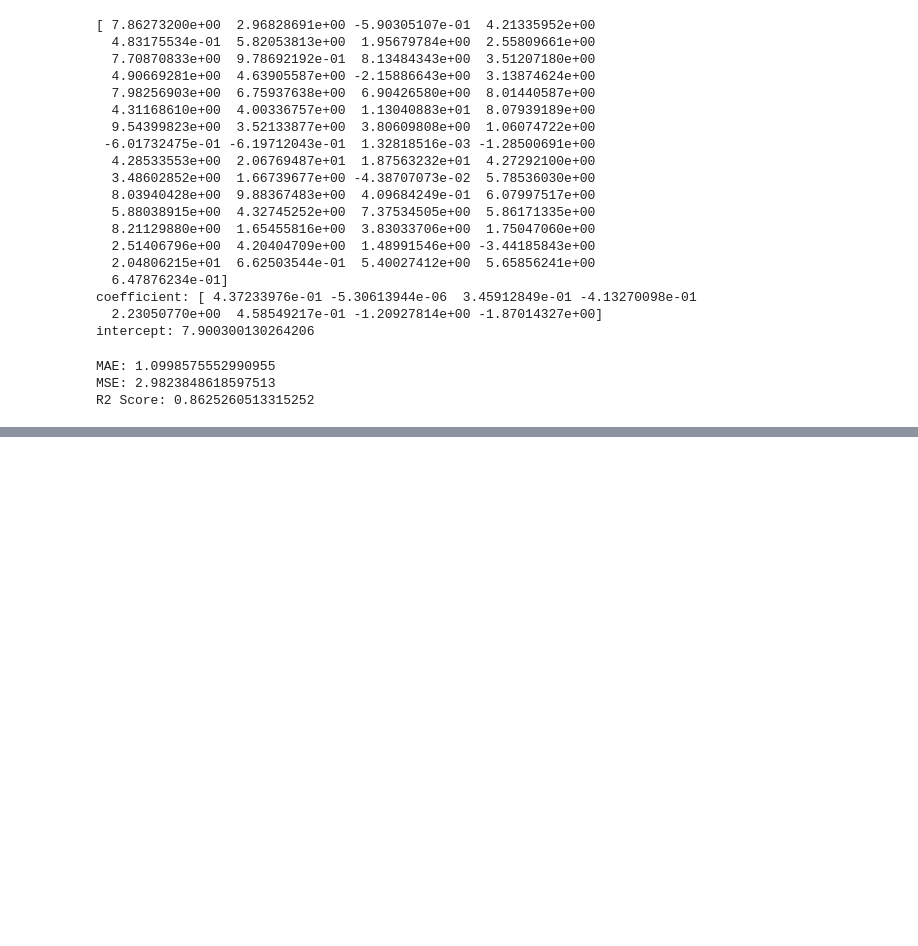
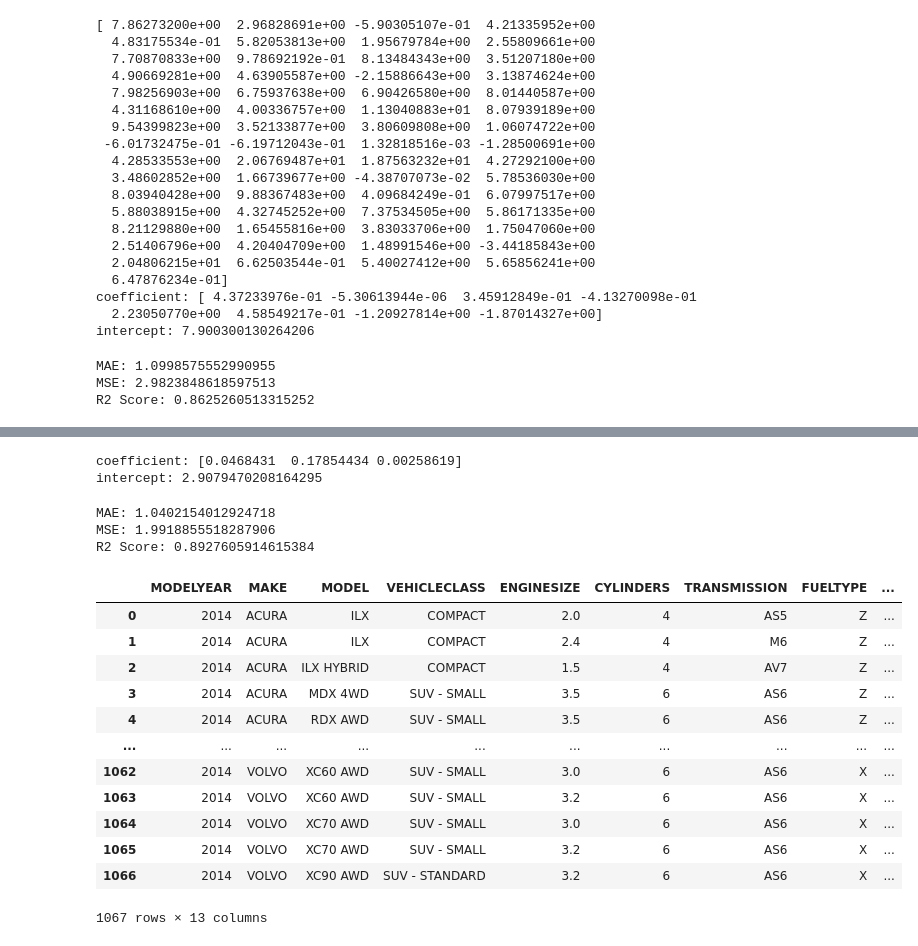
Before and after one commit to jatinamdavadiya2412/PYTHON_2, a Jupyter notebook: Ch4_AJ.ipynb, the cells around one changed output, grey strips where cells are left out. Drawn from its saved outputs; the diff is of its cells as text; code cells hidden in the pictures; blank space fills up the shorter version.

```diff
--- a/Ch4_AJ.ipynb
+++ b/Ch4_AJ.ipynb
@@ -367,0 +468,37 @@ R2 Score: 0.8625260513315252
+# %%
+print('coefficient:',lr.coef_)  # m
+print('intercept:',lr.intercept_)  # c
+#y=mx+c
+#m1,m2,m3
+#c1
+# %% [output]
+coefficient: [0.0468431  0.17854434 0.00258619]
+intercept: 2.9079470208164295
+# %%
+from sklearn import metrics
+print("MAE:",metrics.mean_absolute_error(y_test,y_pred))
+print("MSE:",metrics.mean_squared_error(y_test,y_pred))
+print("R2 Score:",metrics.r2_score(y_test,y_pred))
+# coefficiant of ...... sec name of r2 score
+# %% [output]
+MAE: 1.0402154012924718
+MSE: 1.9918855518287906
+R2 Score: 0.8927605914615384
+# %%
+import pandas as pd
+df=pd.read_csv("FuelConsumptionCo2.csv")
+df
+# %% [output]
+|  | MODELYEAR | MAKE | MODEL | VEHICLECLASS | ENGINESIZE | CYLINDERS | TRANSMISSION | FUELTYPE | ... |
+| 0 | 2014 | ACURA | ILX | COMPACT | 2.0 | 4 | AS5 | Z | ... |
+| 1 | 2014 | ACURA | ILX | COMPACT | 2.4 | 4 | M6 | Z | ... |
+| 2 | 2014 | ACURA | ILX HYBRID | COMPACT | 1.5 | 4 | AV7 | Z | ... |
+| 3 | 2014 | ACURA | MDX 4WD | SUV - SMALL | 3.5 | 6 | AS6 | Z | ... |
+| 4 | 2014 | ACURA | RDX AWD | SUV - SMALL | 3.5 | 6 | AS6 | Z | ... |
+| ... | ... | ... | ... | ... | ... | ... | ... | ... | ... |
+| 1062 | 2014 | VOLVO | XC60 AWD | SUV - SMALL | 3.0 | 6 | AS6 | X | ... |
+| 1063 | 2014 | VOLVO | XC60 AWD | SUV - SMALL | 3.2 | 6 | AS6 | X | ... |
+| 1064 | 2014 | VOLVO | XC70 AWD | SUV - SMALL | 3.0 | 6 | AS6 | X | ... |
+| 1065 | 2014 | VOLVO | XC70 AWD | SUV - SMALL | 3.2 | 6 | AS6 | X | ... |
+| 1066 | 2014 | VOLVO | XC90 AWD | SUV - STANDARD | 3.2 | 6 | AS6 | X | ... |
+1067 rows × 13 columns
```
Also changed, not shown: parts of 49 cells of this notebook, 5 other files.
